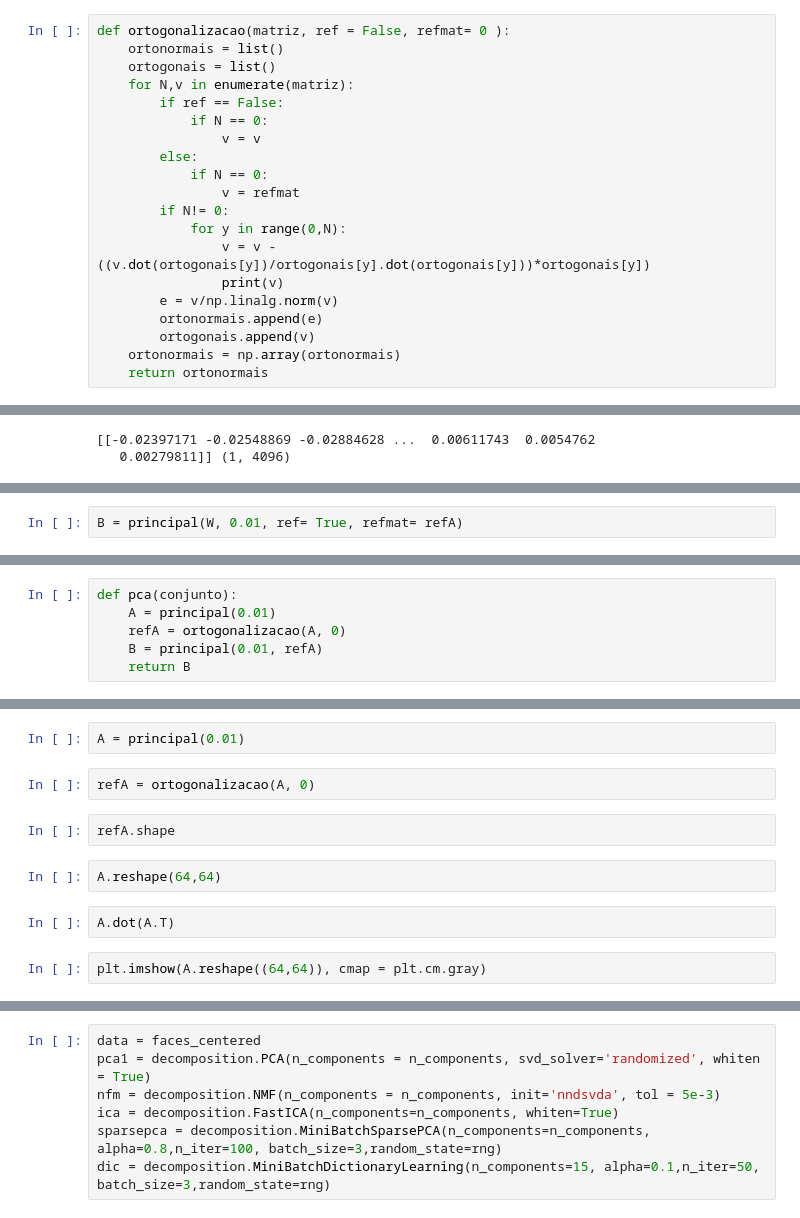
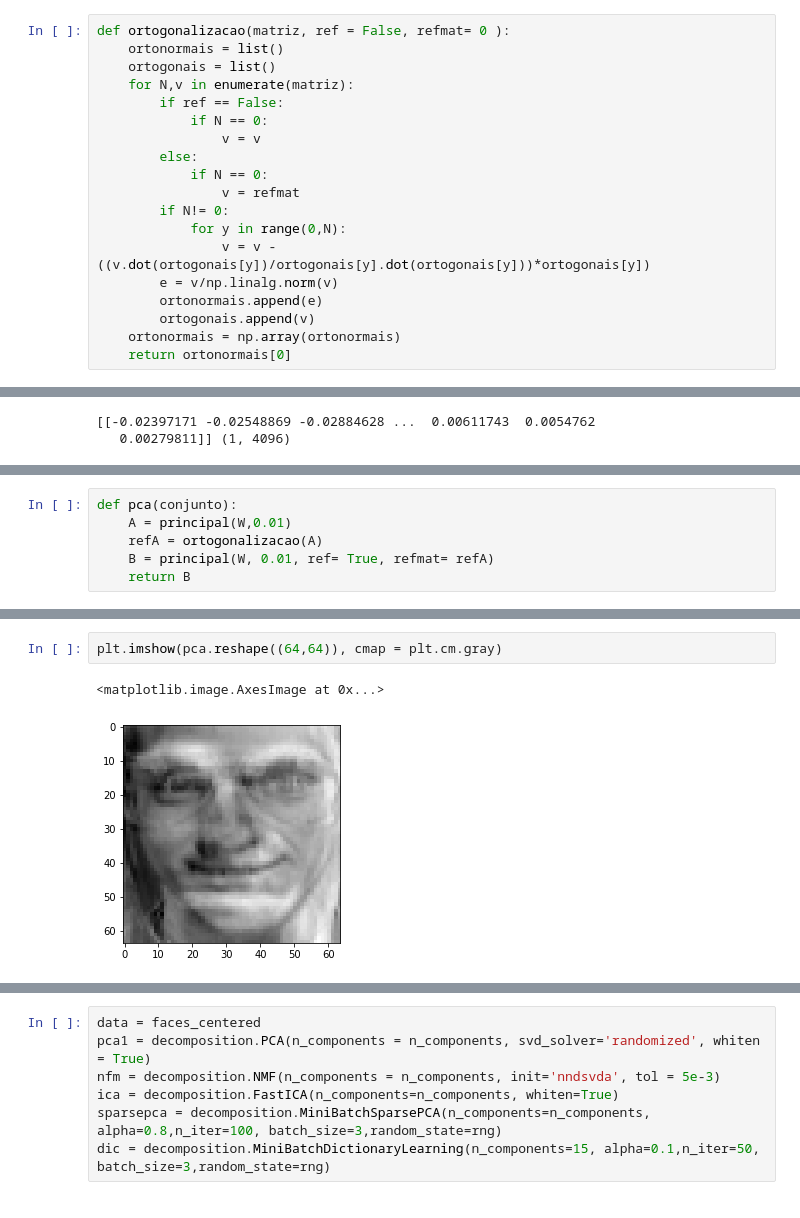
Before and after one commit to alezitus/AlePDPD, a Jupyter notebook: PCA-Olivetti.ipynb, the cells around one changed output, grey strips where cells are left out. Cells and saved outputs as stored; diff of their text form.

```diff
--- a/PCA-Olivetti.ipynb
+++ b/PCA-Olivetti.ipynb
@@ -56,12 +56,11 @@ def ortogonalizacao(matriz, ref = False, refmat= 0 ):
         if N!= 0:
             for y in range(0,N):
                 v = v - ((v.dot(ortogonais[y])/ortogonais[y].dot(ortogonais[y]))*ortogonais[y])
-                print(v)
         e = v/np.linalg.norm(v)
         ortonormais.append(e)
         ortogonais.append(v)
     ortonormais = np.array(ortonormais)
-    return ortonormais
+    return ortonormais[0]
 # %%
 def principal(W, a,ref=False, refmat = 0):
     global faces_centered
@@ -98,2 +105,6 @@ print(refA, refA.shape)
 # %%
-B = principal(W, 0.01, ref= True, refmat= refA)
+def pca(conjunto):
+    A = principal(W,0.01)
+    refA = ortogonalizacao(A)
+    B = principal(W, 0.01, ref= True, refmat= refA)
+    return B
@@ -106,9 +111,3 @@ plt.imshow(B.reshape((64,64)), cmap = plt.cm.gray)
-# %%
-def pca(conjunto):
-    A = principal(0.01)
-    refA = ortogonalizacao(A, 0)
-    B = principal(0.01, refA)
-    return B
 # %%
 pca = pca(faces_centered)
 pca
@@ -115,15 +117,8 @@ pca
-# %%
-A = principal(0.01)
-# %%
-refA = ortogonalizacao(A, 0)
-# %%
-refA.shape
-# %%
-A.reshape(64,64)
-# %%
-A.dot(A.T)
 # %%
-plt.imshow(A.reshape((64,64)), cmap = plt.cm.gray)
+plt.imshow(pca.reshape((64,64)), cmap = plt.cm.gray)
+# %% [output]
+<matplotlib.image.AxesImage at 0x...>
+[figure, added]
 # %%
 Y = faces_centered.T*A.T
 Y.shape
```
Also changed, not shown: parts of 18 cells of this notebook.
